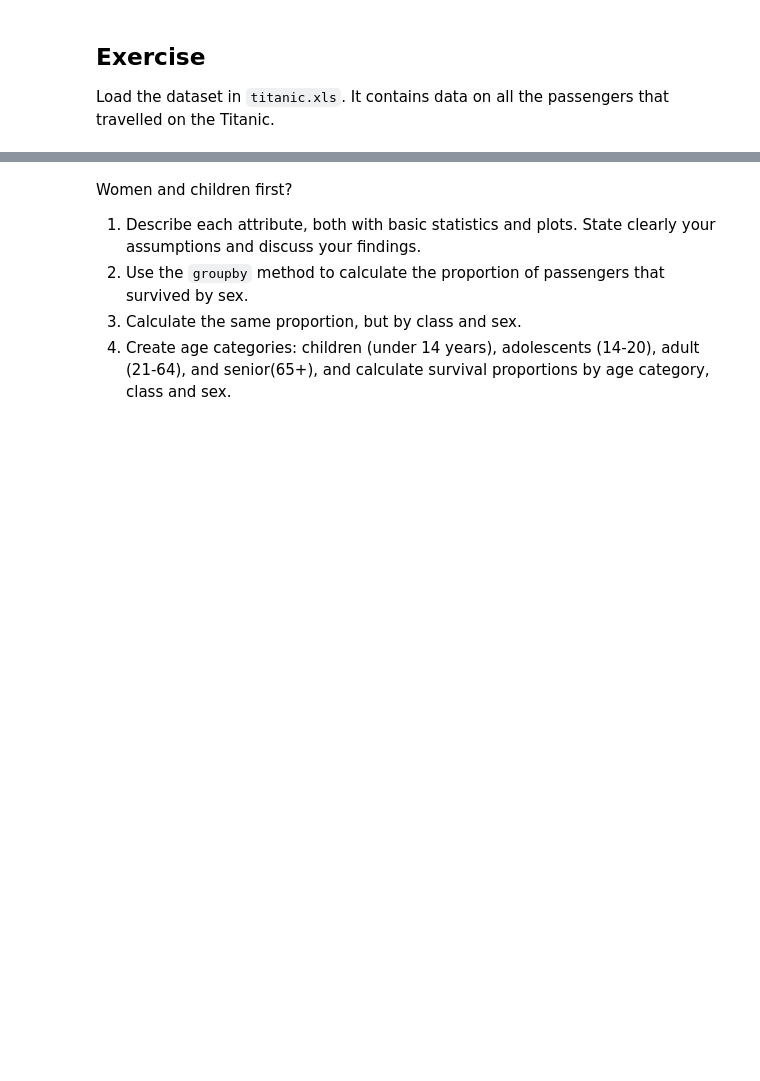
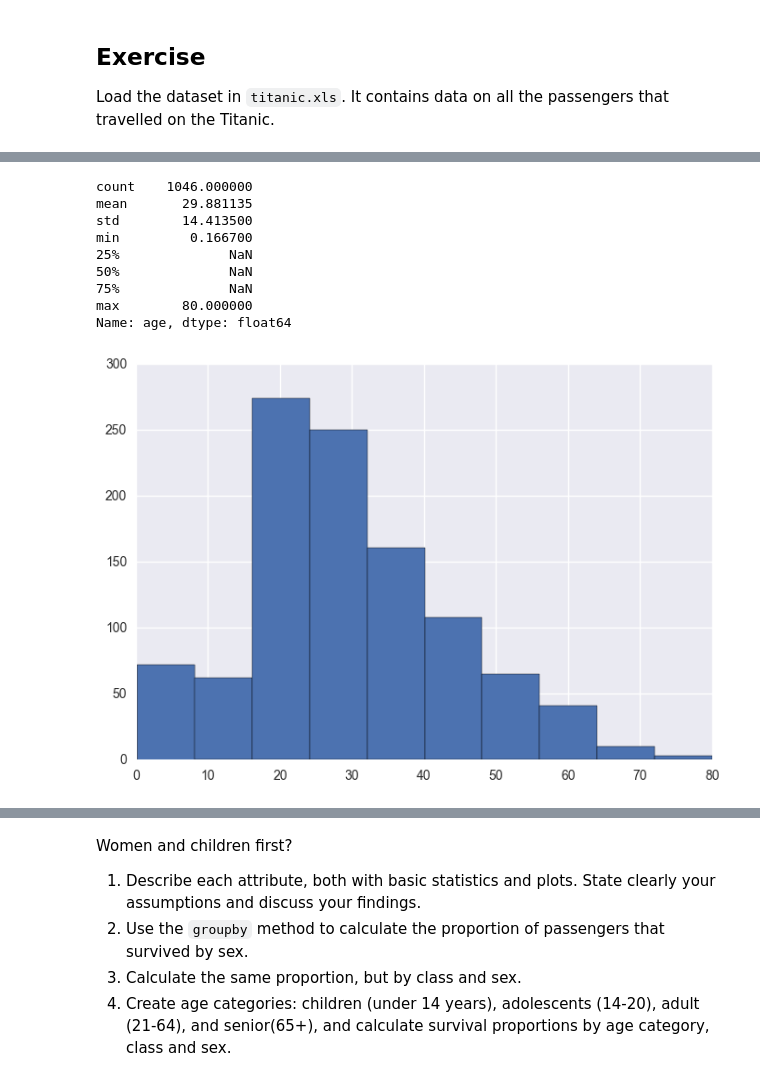
Before and after one commit to nutka7/Homework, a Jupyter notebook: 01 - Pandas and Data Wrangling/Data Wrangling with Pandas.ipynb, the cells around one changed output, grey strips where cells are left out. Drawn from its saved outputs; the diff is of its cells as text; code cells hidden in the pictures; blank space fills up the shorter version.

```diff
--- a/01 - Pandas and Data Wrangling/Data Wrangling with Pandas.ipynb
+++ b/01 - Pandas and Data Wrangling/Data Wrangling with Pandas.ipynb
@@ -1054,0 +1070,15 @@ c_cat_surv_c_class_female
+# %%
+#Average age known. keep in mind 1309 listed. So more than 260 are age unknown.
+titanic.age.hist()
+titanic.age.describe()
+# %% [output]
+count    1046.000000
+mean       29.881135
+std        14.413500
+min         0.166700
+25%              NaN
+50%              NaN
+75%              NaN
+max        80.000000
+Name: age, dtype: float64
+[figure, added]
```
Also changed, not shown: parts of 4 cells of this notebook.
